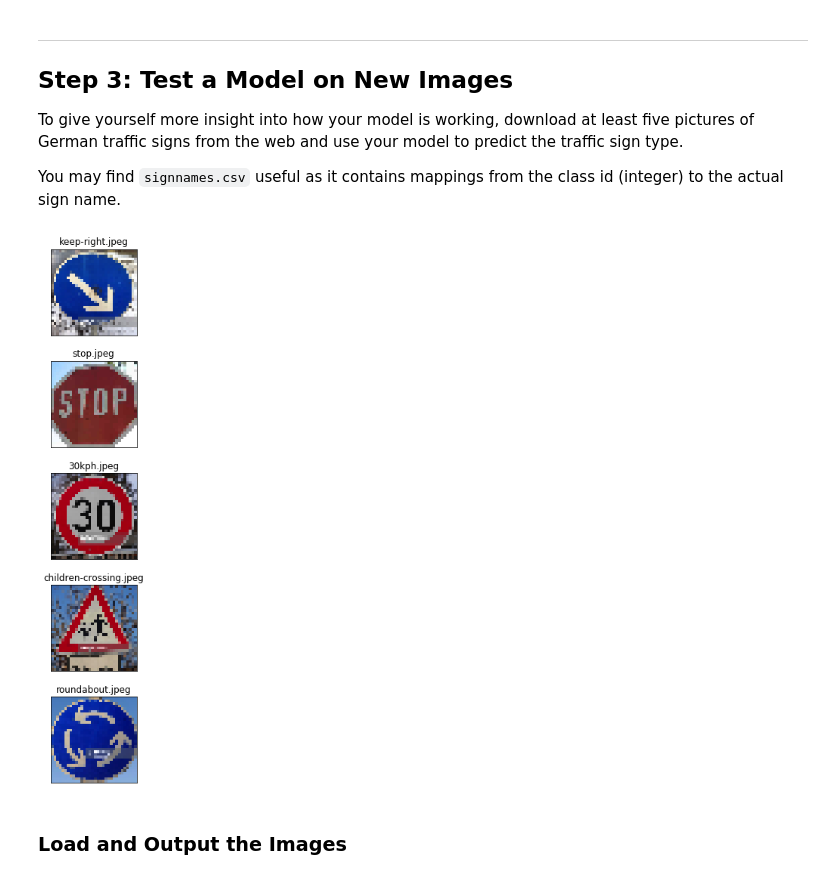
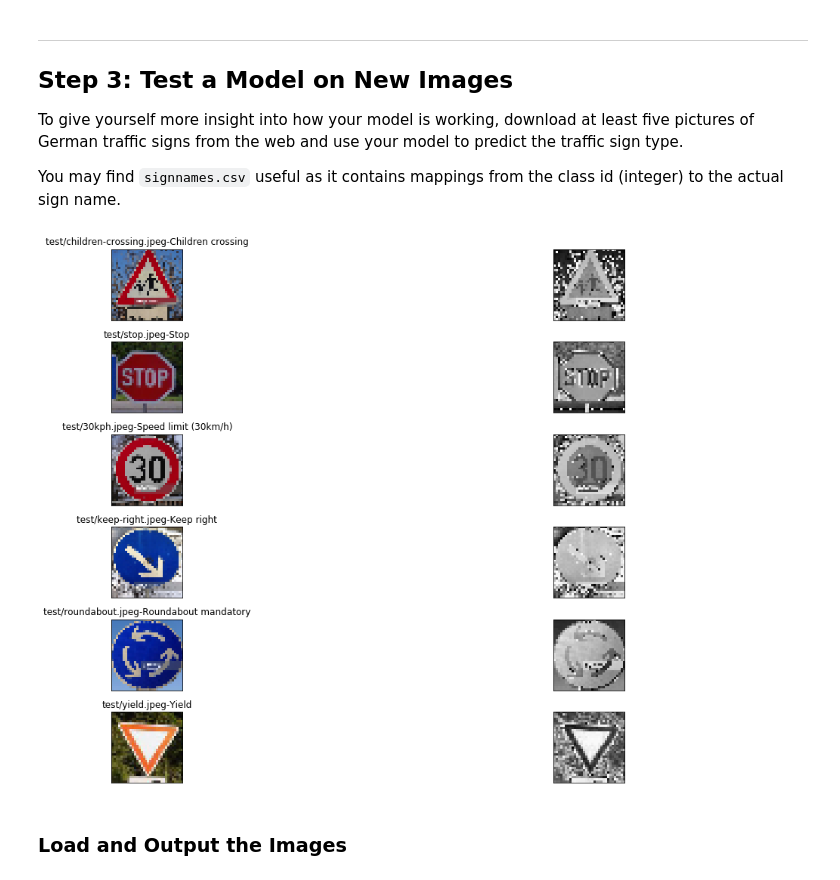
Before and after one commit to arrawatia/CarND-Traffic-Sign-Classifier-Project, a Jupyter notebook: Traffic_Sign_Classifier.ipynb, the cells around one changed output. Drawn from its saved outputs; the diff is of its cells as text; code cells hidden in the pictures.

```diff
--- a/Traffic_Sign_Classifier.ipynb
+++ b/Traffic_Sign_Classifier.ipynb
@@ -212,5 +243,9 @@ plt.show()
 # %% [markdown]
 ### Model Architecture
+# %%
+X_train_n = [preprocess(i) for i in X_train]
+X_valid_n = [preprocess(i) for i in X_valid]
+X_test_n =  [preprocess(i) for i in X_test]
 # %%
 ### Define your architecture here.
 ### Feel free to use as many code cells as needed.
@@ -275,10 +308,6 @@ def LeNet(x):
 # %% [markdown]
 A validation set can be used to assess how well the model is performing. A low accuracy on the training and validation
 sets imply underfitting. A high accuracy on the training set but low accuracy on the validation set implies overfitting.
-# %%
-X_train_n = [normalize(increase_brightness(i)) for i in X_train]
-X_valid_n = [normalize(increase_brightness(i)) for i in X_valid]
-X_test_n = [normalize(increase_brightness(i)) for i in X_test]
 # %%
 ### Train your model here.
 ### Calculate and report the accuracy on the training and validation set.
@@ -290,7 +319,7 @@ y = tf.placeholder(tf.int32, (None))
 one_hot_y = tf.one_hot(y, 43)
 
 BATCH_SIZE = 128
-EPOCHS = 10
+EPOCHS = 30
 
 rate = 0.001
 
@@ -386,23 +407,35 @@ You may find `signnames.csv` useful as it contains mappings from the class id (i
 # %%
 ### Load the images and plot them here.
 ### Feel free to use as many code cells as needed.
 
 import matplotlib.image as mpimg
 import os
 %matplotlib inline
-files = os.listdir("test")
-fig, axes = plt.subplots( len(files), 1, figsize=(20, 13), subplot_kw={'xticks': [], 'yticks': []})
+
+def read_image(f):
+    img = mpimg.imread(f)
+#     img = cv2.cvtColor(img, cv2.COLOR_BGR2RGB)
+    resized_img = cv2.resize(img, (32,32))
+    return resized_img
+
+images = ['test/children-crossing.jpeg', 'test/stop.jpeg', 'test/30kph.jpeg', 'test/keep-right.jpeg', 'test/roundabout.jpeg', 'test/yield.jpeg']
+image_labels = [28, 14, 1, 38, 40, 13]
+
+test_images = [read_image(i) for i in images]
+processed_images = [preprocess(img) for img in test_images]
+
+
+fig, axes = plt.subplots( len(images), 2, figsize=(20, 13), subplot_kw={'xticks': [], 'yticks': []})
 fig.subplots_adjust(hspace=0.3, wspace=0.1)
 
-for idx, name in enumerate(files):
-#     print(idx, name)
-    img = mpimg.imread("test/%s" % name)
-    axes[idx].imshow(cv2.resize(img, (32,32)))
-    axes[idx].set_title(name)
+for i, name in enumerate(images):
+    axes[i,0].imshow(test_images[i])
+    axes[i,1].imshow(processed_images[i])
+    axes[i,0].set_title(name + "-" + signs['SignName'][image_labels[i]])
 
 plt.show()
 # %% [output]
-[figure, old version]
+[figure, new version]
 # %% [markdown]
 ### Load and Output the Images
 # %% [markdown]
```
Also changed, not shown: parts of 13 cells of this notebook, 2 other files.
